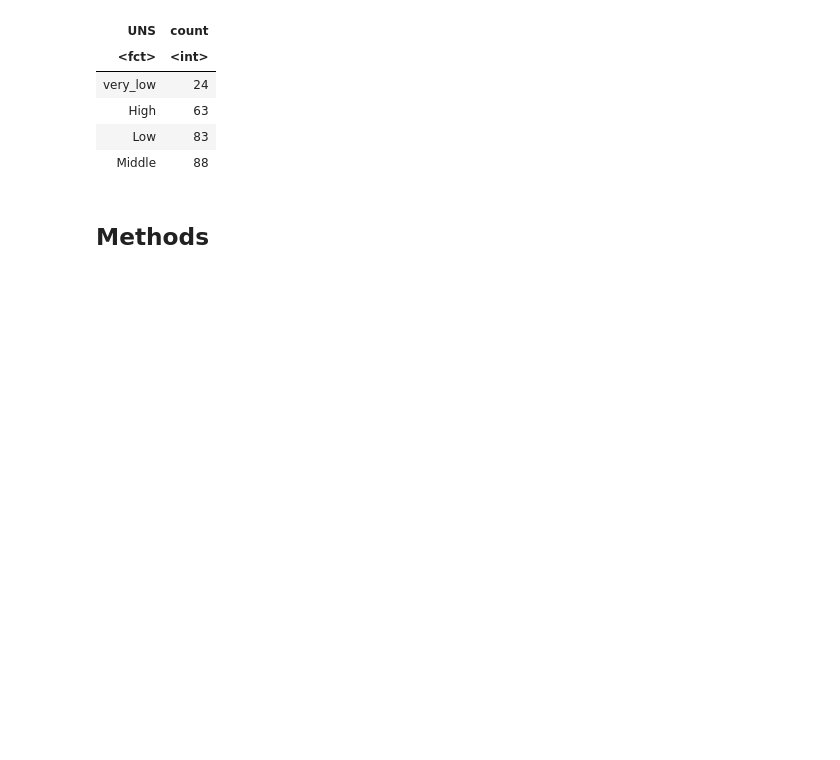
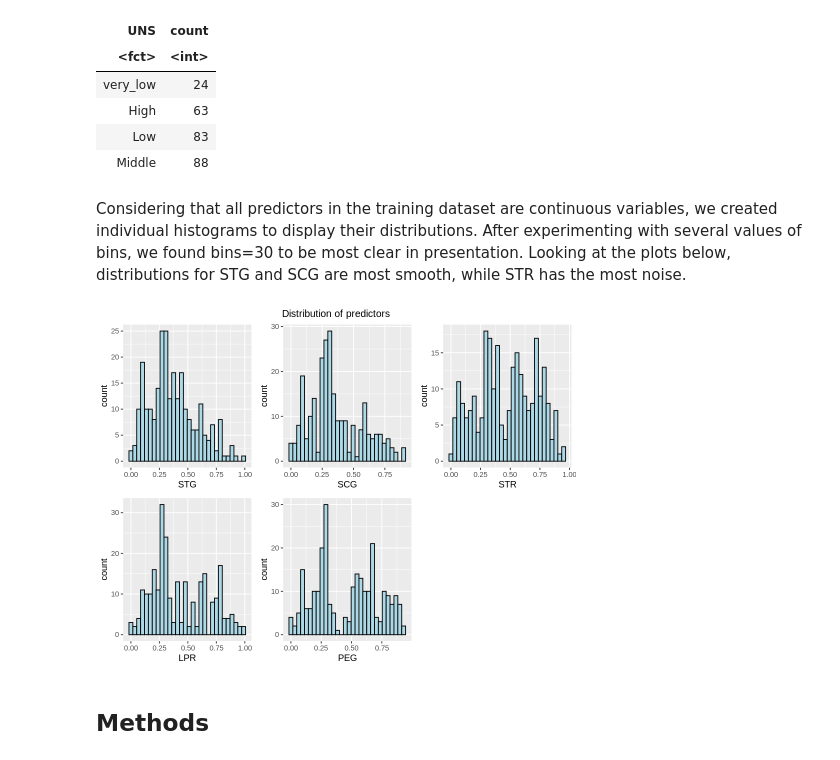
Before and after one commit to fyang1419/Group-56-Project, a Jupyter notebook: Project Proposal.ipynb, the cells around one changed output. Saved outputs shown, nothing was run; the diff lists cells and outputs as text; code cells hidden in the pictures; blank space fills up the shorter version.

Commit message:
Added distribution plots
Including Text + codes

```diff
--- a/Project Proposal.ipynb
+++ b/Project Proposal.ipynb
@@ -126,6 +113,27 @@ A tibble: 4 × 2
 | High | 63 |
 | Low | 83 |
 | Middle | 88 |
+# %% [markdown]
+Considering that all predictors in the training dataset are continuous variables, we created individual histograms to display their distributions. After experimenting with several values of bins, we found bins=30 to be most clear in presentation. Looking at the plots below, distributions for STG and SCG are most smooth, while STR has the most noise.
+# %%
+prawSTG <- ggplot(train_data, aes(STG))+
+geom_histogram(colour="black", fill="lightblue", bins=30)
+
+prawSCG <- ggplot(train_data, aes(SCG))+
+geom_histogram(colour="black", fill="lightblue", bins=30)
+
+prawSTR <- ggplot(train_data, aes(STR))+
+geom_histogram(colour="black", fill="lightblue", bins=30)
+
+prawLPR <- ggplot(train_data, aes(LPR))+
+geom_histogram(colour="black", fill="lightblue", bins=30)
+
+prawPEG <- ggplot(train_data, aes(PEG))+
+geom_histogram(colour="black", fill="lightblue", bins=30)
+
+grid.arrange(prawSTG, prawSCG, prawSTR, prawLPR, prawPEG, ncol=3, top="Distribution of predictors")
+# %% [output]
+[figure, added]
 # %% [markdown]
 ## Methods
 # %% [markdown]
```
Also changed, not shown: parts of 1 cell of this notebook, 1 other file.
